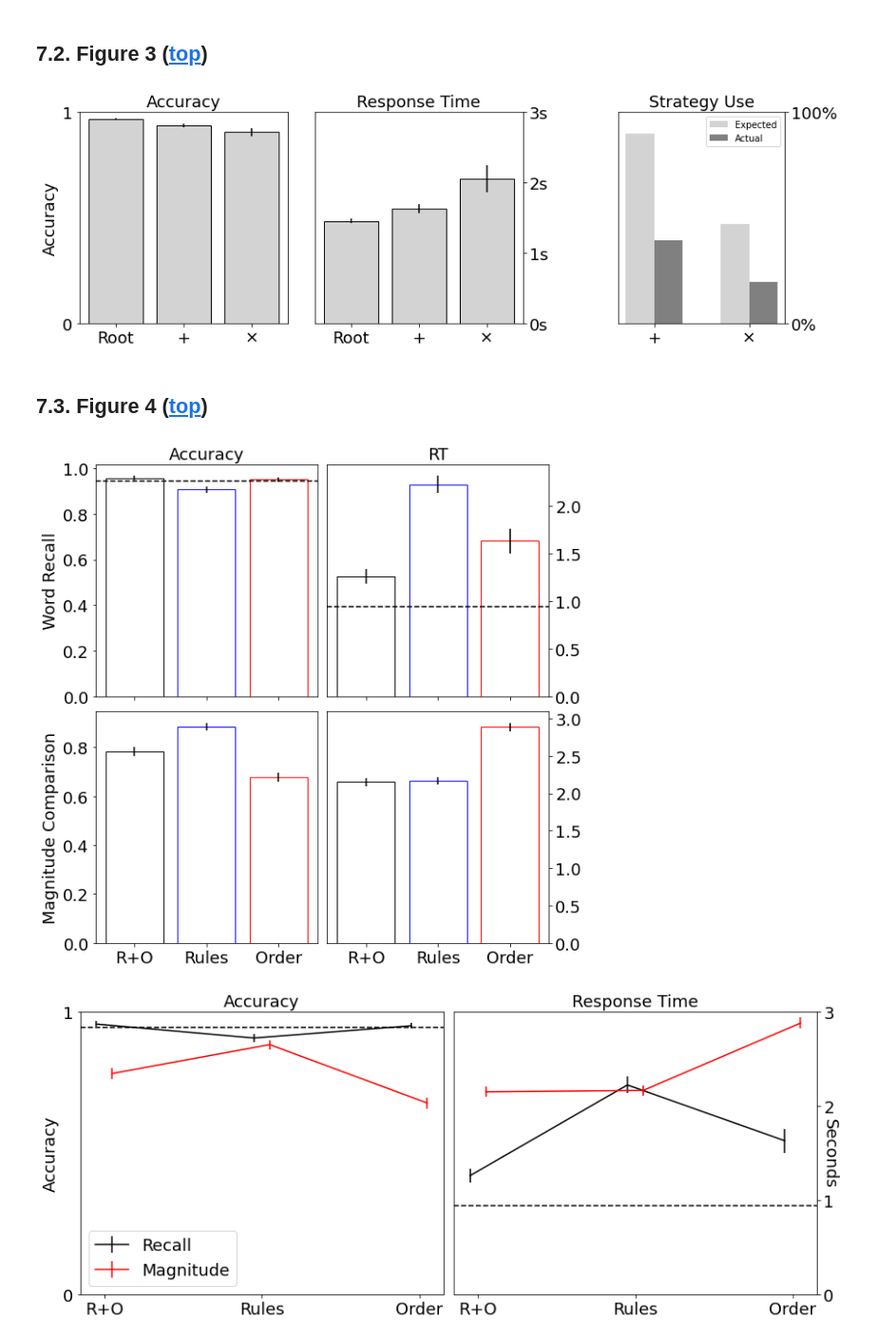
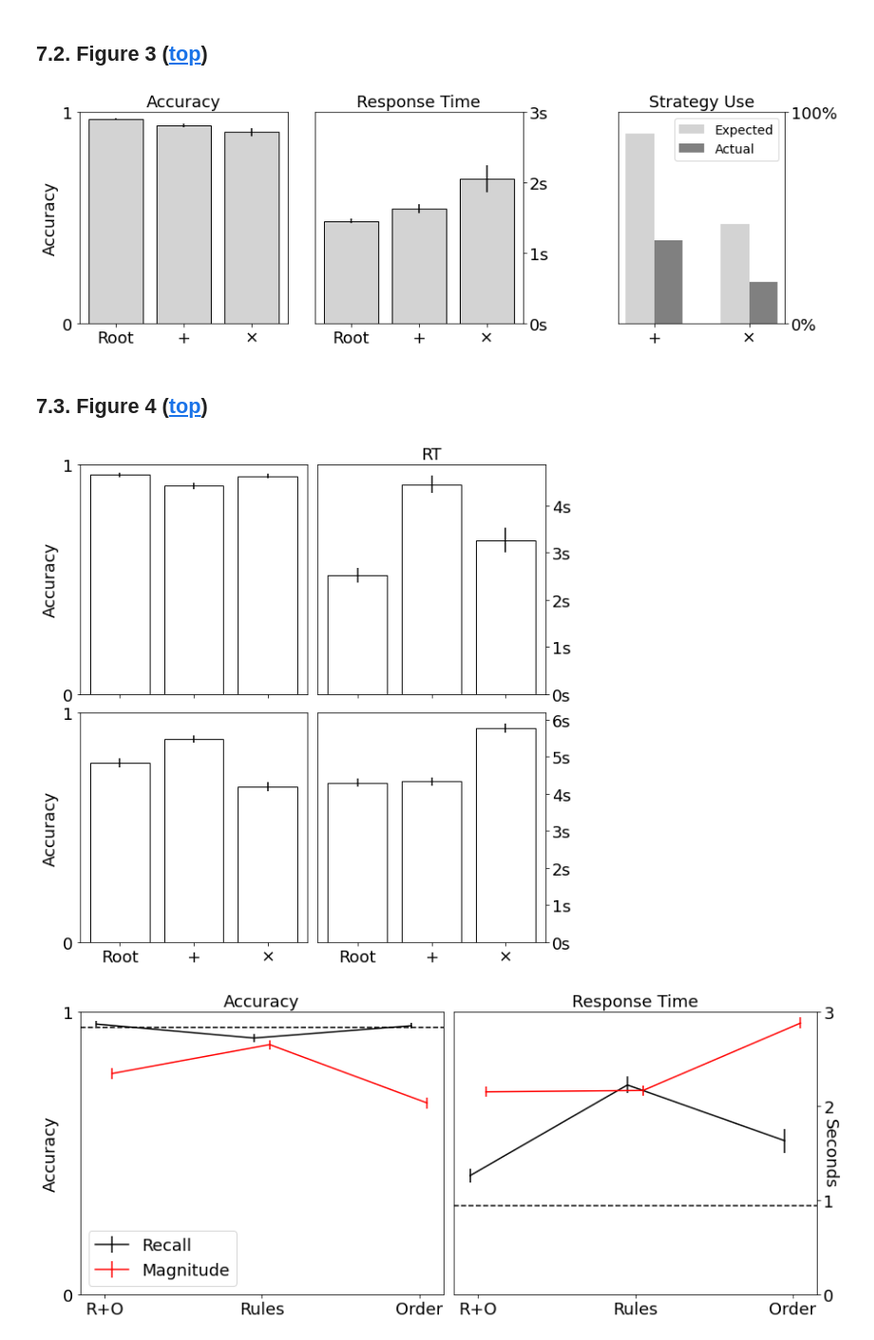
Before and after one commit to SebastianHolt/counting_syntax, a Jupyter notebook: analysis/main_analyses.ipynb, the cells around one changed output. Shown at 95% size. Saved outputs shown, nothing was run; the diff lists cells and outputs as text; code cells hidden in the pictures.

```diff
--- a/analysis/main_analyses.ipynb
+++ b/analysis/main_analyses.ipynb
@@ -1298,7 +1330,7 @@ actual = a3.bar(1+bw/2,
         fill='grey', color='grey',alpha=1, edgecolor=None,
         error_kw={'linewidth':lw,'capsize':cs,'markeredgewidth':ew},label="Actual")
 
-a3.legend()
+a3.legend(fontsize=14)
 
 a3.set_title("Strategy Use")
 a3.set_ylabel("")
@@ -1320,13 +1352,13 @@ newFontSize([a1,a2,a3],fs=18)
 
 f.savefig('../results/plots/fig3.pdf', bbox_inches="tight")
 # %% [output]
-[figure, old version]
+[figure, new version]
 # %% [markdown]
 ## <a name="fig4"></a> 7.3.  Figure 4 ([top](#top))
 # %%
 f , ((a1,a2),(a3,a4)) = plt.subplots(2,2,figsize=(8,8), sharex=True)
 
-cond_clrs =['black','blue','red']
+cond_clrs =['black','black','black']
 
 dat0 = get_err(Q2,'cond','correct')
 dat1 = get_err(Q2,'cond','RT')
@@ -1340,8 +1372,8 @@ a2plot = a2.bar(np.arange(3),
        yerr=dat1['err'],color="white",alpha=1)
 
 datQ1 = get_err(Q1,'base','correct')
-a1.axhline(datQ1.at[3,'correct'], c='k', linestyle='--')
-a2.axhline(datQ1.at[3,'correct'], c='k', linestyle='--')
+# a1.axhline(datQ1.at[3,'correct'], c='k', linestyle='--')
+# a2.axhline(datQ1.at[3,'correct'], c='k', linestyle='--')
 
 
 
@@ -1366,37 +1398,82 @@ for i in np.arange(3):
     a4plot[i].set_edgecolor(cond_clrs[i])
 
 
-a1.set_title("Accuracy")
+# a1.set_title("Accuracy")
 a1.set_ylabel("Word Recall")
 a1.set_xticks([])
 a1.set_xticklabels([])
 
 a2.set_title("RT")
 a2.set_ylabel("")
 a2.yaxis.tick_right()
 a2.yaxis.set_label_position("right")
 a2.set_xticks([])
 a2.set_xticklabels([])
 
 a3.set_title("")
 a3.set_ylabel("Magnitude Comparison")
 a3.set_xticks([0,1,2])
 a3.set_xticklabels(["R+O","Rules","Order"])
 
 a4.set_title("")
 a4.set_ylabel("")
 a4.yaxis.tick_right()
 a4.yaxis.set_label_position("right")
 a4.set_xticks([0,1,2])
 a4.set_xticklabels(["R+O","Rules","Order"])
 
 
+
+
+
+############################################################################################################
+RTymax = 0
+# Now figure layout etc
+# a1.set_title("Accuracy")
+a1.set_ylabel("Accuracy")
+a1.set_ylim(0,1)
+a1.set_yticks([0,1])
+a1.set_yticklabels(["0","1"])
+a1.set_xticks([0,1,2])
+a1.set_xticklabels(['Root','+','×'])
+
+# a2.set_title("Response Time")
+a2.set_ylabel("",rotation=270)
+a2.yaxis.tick_right()
+a2.yaxis.set_label_position("right")
+# a2.set_ylim(0,np.ceil(RTymax))
+# a2.set_yticks(np.arange(np.ceil(RTymax)+1))
+a2.set_yticklabels([str(int(x))+'s' for x in np.arange(7)])
+a2.set_xticks([0,1,2])
+a2.set_xticklabels(['Root','+','×'])
+
+# a3.set_title("Accuracy")
+a3.set_ylabel("Accuracy")
+a3.set_ylim(0,1)
+a3.set_yticks([0,1])
+a3.set_yticklabels(["0","1"])
+a3.set_xticks([0,1,2])
+a3.set_xticklabels(['Root','+','×'])
+
+# a4.set_title("Response Time")
+a4.set_ylabel("",rotation=270)
+a4.yaxis.tick_right()
+a4.yaxis.set_label_position("right")
+# a4.set_ylim(0,np.ceil(RTymax))
+# a4.set_yticks(np.arange(np.ceil(RTymax)+1))
+a4.set_yticklabels([str(int(x))+'s' for x in np.arange(7)])
+a4.set_xticks([0,1,2])
+a4.set_xticklabels(['Root','+','×'])
+
+############################################################################################################
+
+
 plt.tight_layout()
 newFontSize([a1,a2,a3,a4],fs=18)
 
 # f.savefig('../results/plots/fig3/frame_{}.png'.format(frame), bbox_inches="tight")
 # %% [output]
-[figure, old version]
+[figure, new version]
 # %%
 f , (a1,a2) = plt.subplots(1,2,figsize=(12,5))
 
```
Also changed, not shown: parts of 28 cells of this notebook, 16 other files.
